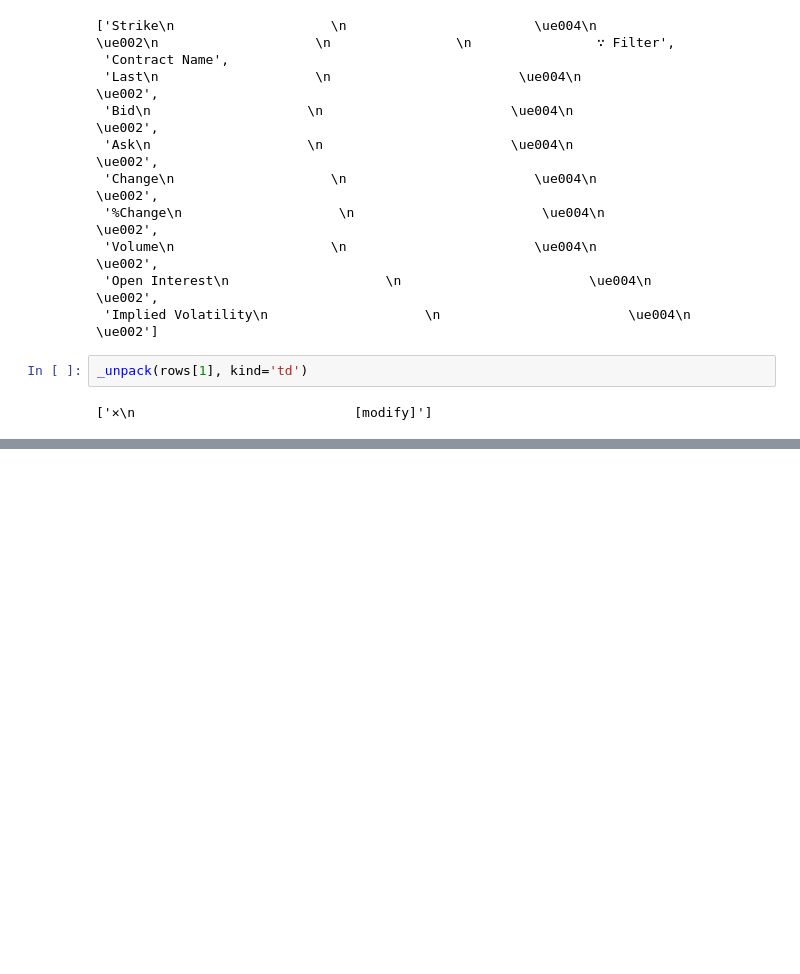
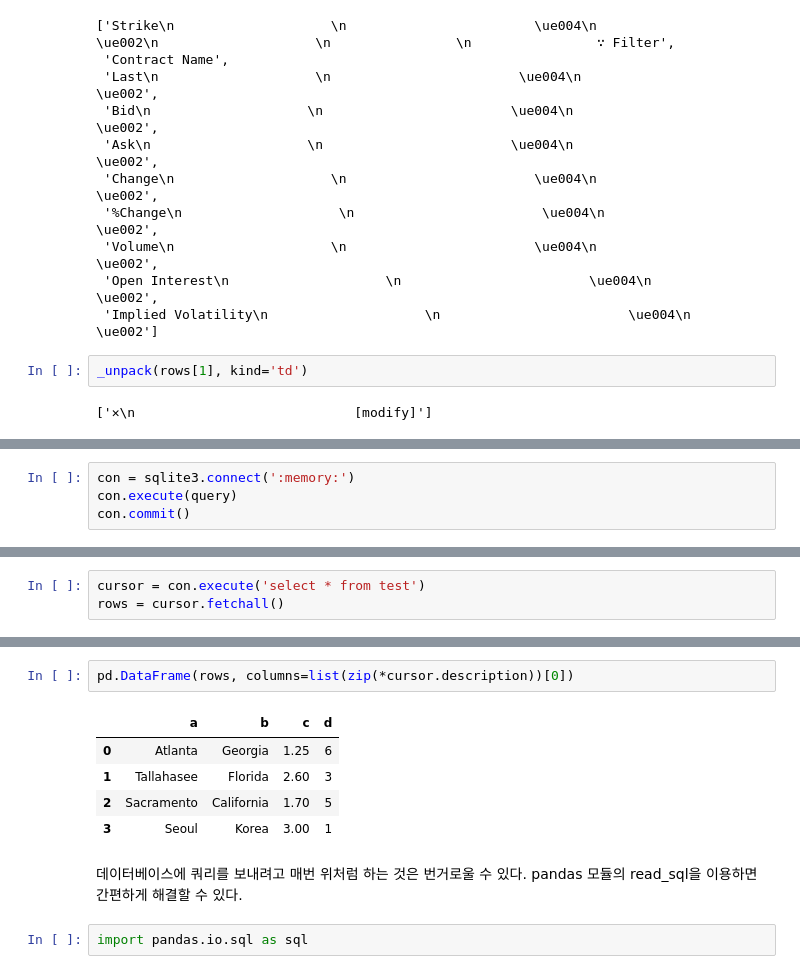
Before and after one commit to tomining/python, a Jupyter notebook: python_for_data_analysis/CH6_DATA_HANDLING.ipynb, the cells around one changed output, grey strips where cells are left out. Cells and saved outputs as stored; diff of their text form; blank space fills up the shorter version.

```diff
--- a/python_for_data_analysis/CH6_DATA_HANDLING.ipynb
+++ b/python_for_data_analysis/CH6_DATA_HANDLING.ipynb
@@ -684,0 +924,4 @@ _unpack(rows[1], kind='td')
+# %%
+con = sqlite3.connect(':memory:')
+con.execute(query)
+con.commit()
@@ -684,0 +937,3 @@ _unpack(rows[1], kind='td')
+# %%
+cursor = con.execute('select * from test')
+rows = cursor.fetchall()
@@ -684,0 +954,12 @@ _unpack(rows[1], kind='td')
+# %%
+pd.DataFrame(rows, columns=list(zip(*cursor.description))[0])
+# %% [output]
+|  | a | b | c | d |
+| 0 | Atlanta | Georgia | 1.25 | 6 |
+| 1 | Tallahasee | Florida | 2.60 | 3 |
+| 2 | Sacramento | California | 1.70 | 5 |
+| 3 | Seoul | Korea | 3.00 | 1 |
+# %% [markdown]
+데이터베이스에 쿼리를 보내려고 매번 위처럼 하는 것은 번거로울 수 있다. pandas 모듈의 read_sql을 이용하면 간편하게 해결할 수 있다.
+# %%
+import pandas.io.sql as sql
```
Also changed, not shown: parts of 66 cells of this notebook, 2 other files.
